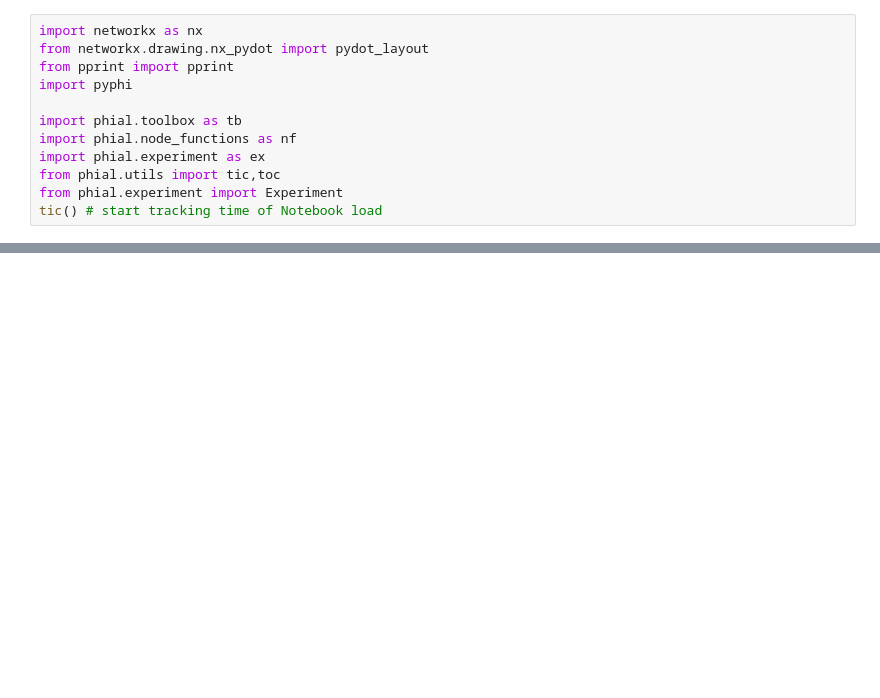
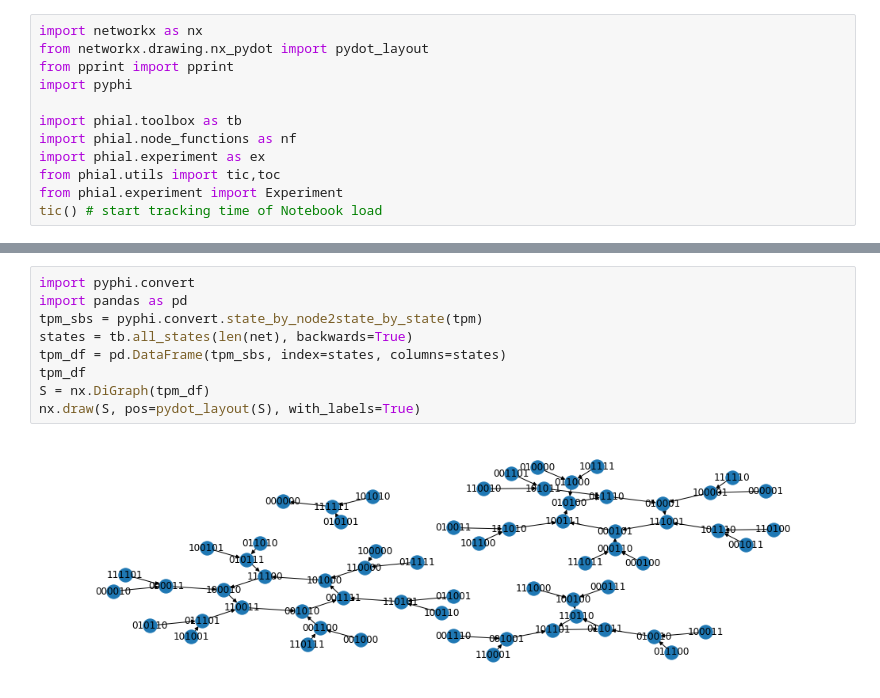
Before and after one commit to wesmith/phial, a Jupyter notebook: notebooks/toolbox.ipynb, the cells around one changed output, grey strips where cells are left out. Drawn from its saved outputs; the diff is of its cells as text; blank space fills up the shorter version.

```diff
--- a/notebooks/toolbox.ipynb
+++ b/notebooks/toolbox.ipynb
@@ -50,3 +247,14 @@ exp1.net.info()
+# %%
+import pyphi.convert
+import pandas as pd
+tpm_sbs = pyphi.convert.state_by_node2state_by_state(tpm)
+states = tb.all_states(len(net), backwards=True)
+tpm_df = pd.DataFrame(tpm_sbs, index=states, columns=states)
+tpm_df
+S = nx.DiGraph(tpm_df)
+nx.draw(S, pos=pydot_layout(S), with_labels=True)
+# %% [output]
+[figure, added]
 # %%
 import datetime
 elapsed = toc()  # Seconds since start of Notebook load (assuming fresh run)
```
Also changed, not shown: parts of 16 cells of this notebook, 2 other files.
